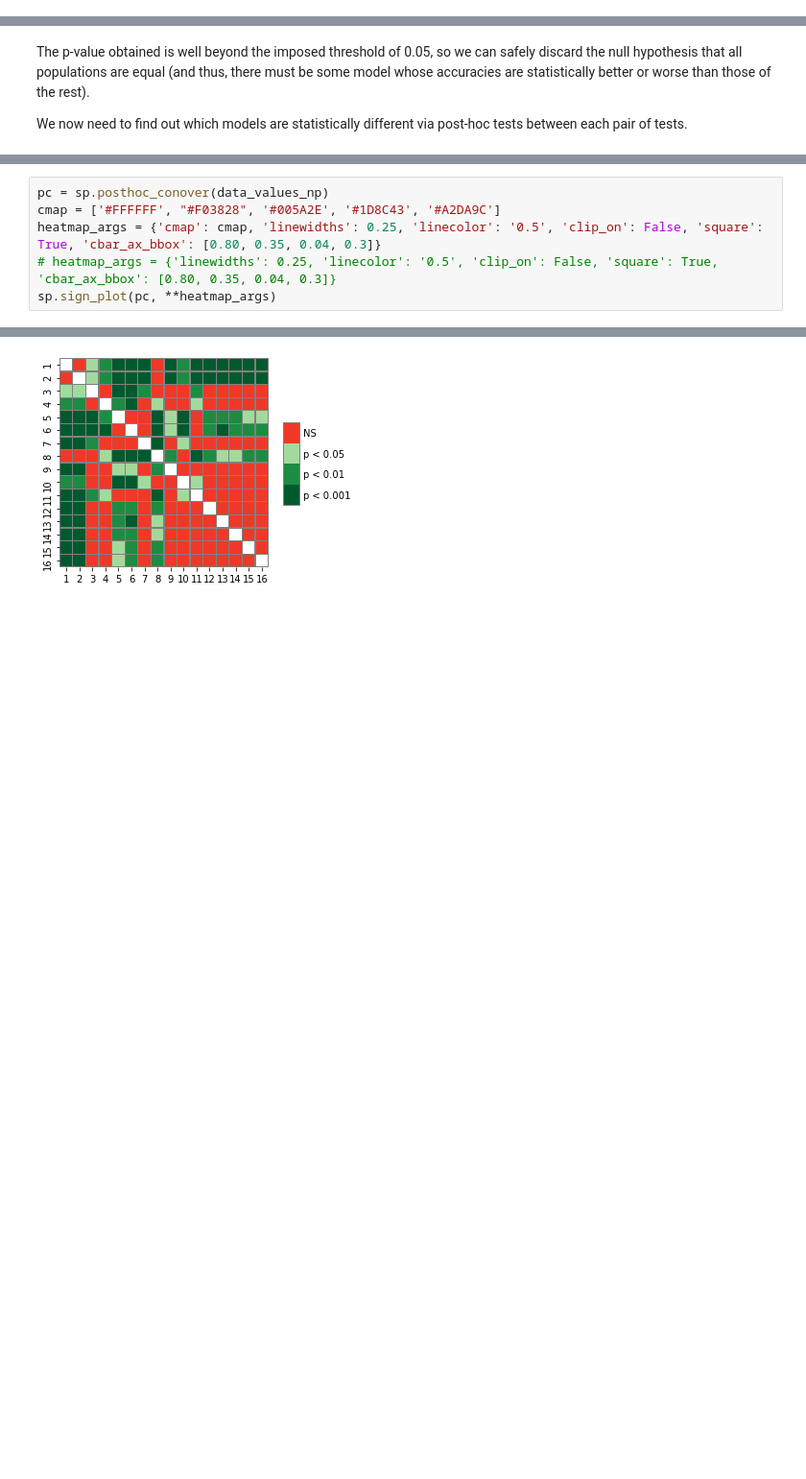
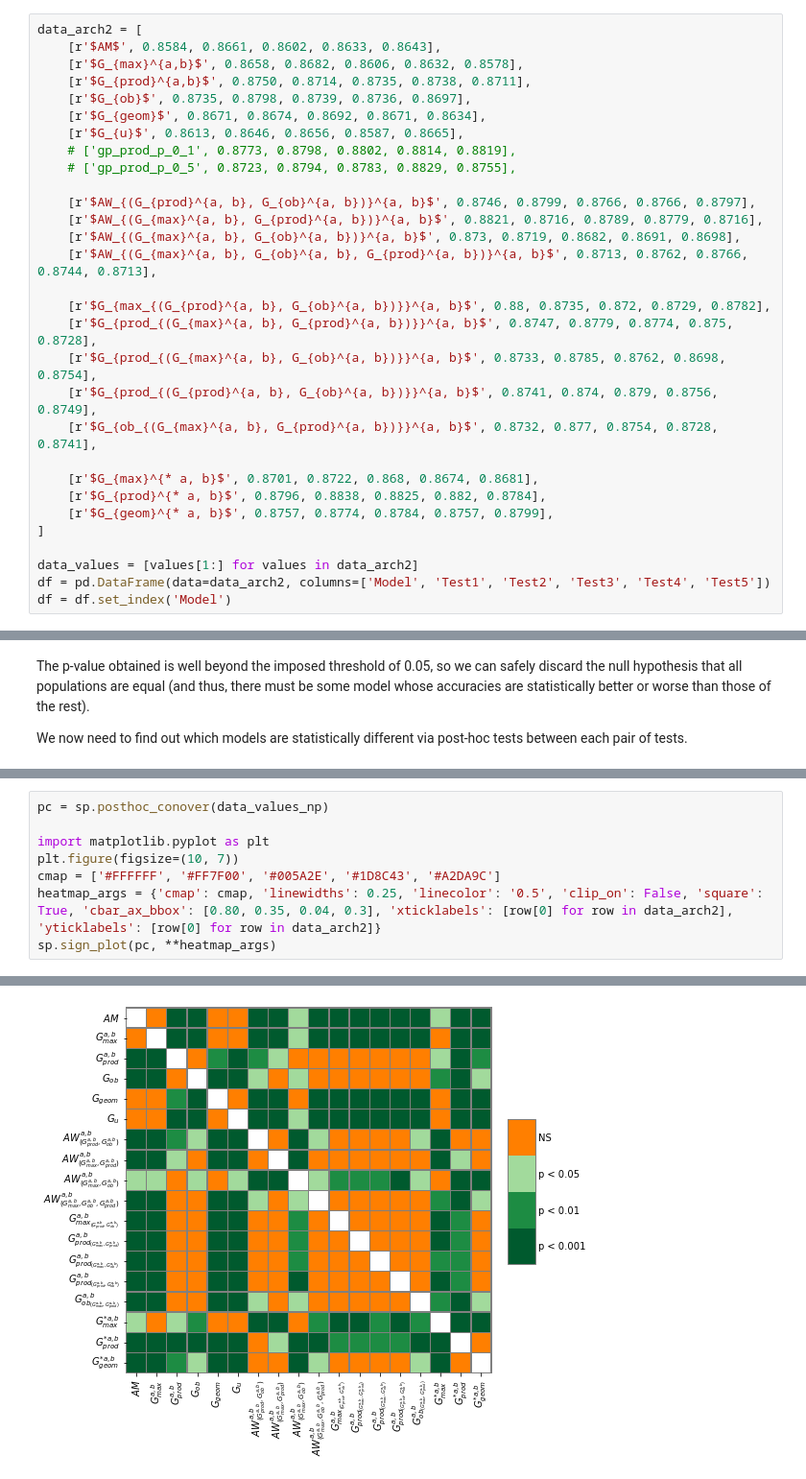
Before and after one commit to iosurodri/overlapsAndGroupings, a Jupyter notebook: src/notebooks/statistical_tests_groupings.ipynb, the cells around one changed output, grey strips where cells are left out. Shown: that part at 96% size. Drawn from its saved outputs; the diff is of its cells as text; blank space fills up the shorter version.

Commit message:
NEW: Plots for statistical tests for different models

```diff
--- a/src/notebooks/statistical_tests_groupings.ipynb
+++ b/src/notebooks/statistical_tests_groupings.ipynb
@@ -37,3 +143,33 @@ ValueError: 6 columns passed, passed data had 11 columns
+# %%
+data_arch2 = [
+    [r'$AM$', 0.8584, 0.8661, 0.8602, 0.8633, 0.8643],
+    [r'$G_{max}^{a,b}$', 0.8658, 0.8682, 0.8606, 0.8632, 0.8578],
+    [r'$G_{prod}^{a,b}$', 0.8750, 0.8714, 0.8735, 0.8738, 0.8711],
+    [r'$G_{ob}$', 0.8735, 0.8798, 0.8739, 0.8736, 0.8697],
+    [r'$G_{geom}$', 0.8671, 0.8674, 0.8692, 0.8671, 0.8634],
+    [r'$G_{u}$', 0.8613, 0.8646, 0.8656, 0.8587, 0.8665],
+    # ['gp_prod_p_0_1', 0.8773, 0.8798, 0.8802, 0.8814, 0.8819],
+    # ['gp_prod_p_0_5', 0.8723, 0.8794, 0.8783, 0.8829, 0.8755],
+
+    [r'$AW_{(G_{prod}^{a, b}, G_{ob}^{a, b})}^{a, b}$', 0.8746, 0.8799, 0.8766, 0.8766, 0.8797],
+    [r'$AW_{(G_{max}^{a, b}, G_{prod}^{a, b})}^{a, b}$', 0.8821, 0.8716, 0.8789, 0.8779, 0.8716],
+    [r'$AW_{(G_{max}^{a, b}, G_{ob}^{a, b})}^{a, b}$', 0.873, 0.8719, 0.8682, 0.8691, 0.8698],
+    [r'$AW_{(G_{max}^{a, b}, G_{ob}^{a, b}, G_{prod}^{a, b})}^{a, b}$', 0.8713, 0.8762, 0.8766, 0.8744, 0.8713],
+
+    [r'$G_{max_{(G_{prod}^{a, b}, G_{ob}^{a, b})}}^{a, b}$', 0.88, 0.8735, 0.872, 0.8729, 0.8782],
+    [r'$G_{prod_{(G_{max}^{a, b}, G_{prod}^{a, b})}}^{a, b}$', 0.8747, 0.8779, 0.8774, 0.875, 0.8728],
+    [r'$G_{prod_{(G_{max}^{a, b}, G_{ob}^{a, b})}}^{a, b}$', 0.8733, 0.8785, 0.8762, 0.8698, 0.8754],
+    [r'$G_{prod_{(G_{prod}^{a, b}, G_{ob}^{a, b})}}^{a, b}$', 0.8741, 0.874, 0.879, 0.8756, 0.8749],
+    [r'$G_{ob_{(G_{max}^{a, b}, G_{prod}^{a, b})}}^{a, b}$', 0.8732, 0.877, 0.8754, 0.8728, 0.8741],
+
+    [r'$G_{max}^{* a, b}$', 0.8701, 0.8722, 0.868, 0.8674, 0.8681],
+    [r'$G_{prod}^{* a, b}$', 0.8796, 0.8838, 0.8825, 0.882, 0.8784],
+    [r'$G_{geom}^{* a, b}$', 0.8757, 0.8774, 0.8784, 0.8757, 0.8799],
+]
+
+data_values = [values[1:] for values in data_arch2]
+df = pd.DataFrame(data=data_arch2, columns=['Model', 'Test1', 'Test2', 'Test3', 'Test4', 'Test5'])
+df = df.set_index('Model')
 # %% [markdown]
 We start by testing for normality in each population:
 # %%
@@ -97,7 +233,9 @@ sp.posthoc_anderson(data_values_np)
 # %%
 pc = sp.posthoc_conover(data_values_np)
-cmap = ['#FFFFFF', "#F03828", '#005A2E', '#1D8C43', '#A2DA9C']
-heatmap_args = {'cmap': cmap, 'linewidths': 0.25, 'linecolor': '0.5', 'clip_on': False, 'square': True, 'cbar_ax_bbox': [0.80, 0.35, 0.04, 0.3]}
-# heatmap_args = {'linewidths': 0.25, 'linecolor': '0.5', 'clip_on': False, 'square': True, 'cbar_ax_bbox': [0.80, 0.35, 0.04, 0.3]}
+
+import matplotlib.pyplot as plt
+plt.figure(figsize=(10, 7))
+cmap = ['#FFFFFF', '#FF7F00', '#005A2E', '#1D8C43', '#A2DA9C']
+heatmap_args = {'cmap': cmap, 'linewidths': 0.25, 'linecolor': '0.5', 'clip_on': False, 'square': True, 'cbar_ax_bbox': [0.80, 0.35, 0.04, 0.3], 'xticklabels': [row[0] for row in data_arch2], 'yticklabels': [row[0] for row in data_arch2]}
 sp.sign_plot(pc, **heatmap_args)
 # %% [output]
@@ -122 +243 @@ sp.sign_plot(pc, **heatmap_args)
-[figure, old version]
+[figure, new version]
```
Also changed, not shown: parts of 22 cells of this notebook.
